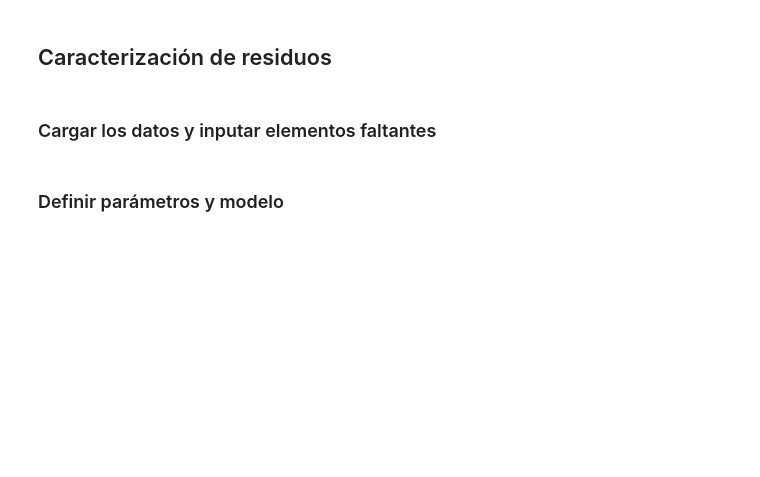
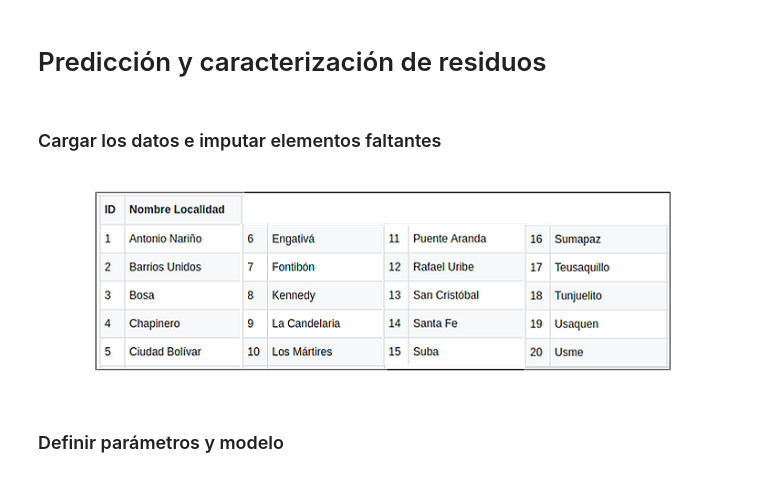
Before and after one commit to JefeLitman/Waste_prediction_in_Bogota, a Jupyter notebook: Notebook 3. Caracterización de residuos.ipynb, the cells around one changed output. Cells and saved outputs as stored; diff of their text form; code cells hidden in the pictures; blank space fills up the shorter version.

```diff
--- a/Notebook 3. Caracterización de residuos.ipynb
+++ b/Notebook 3. Caracterización de residuos.ipynb
@@ -1,5 +1,5 @@
 # %% [markdown]
-## Caracterización de residuos
+# Predicción y caracterización de residuos
 # %%
 from utils import func_tools
 import importlib
@@ -8,7 +8,7 @@ import pandas as pd
 import matplotlib.pyplot as plt
 importlib.reload(func_tools);
 # %% [markdown]
-### Cargar los datos y inputar elementos faltantes
+### Cargar los datos e imputar elementos faltantes
 # %%
 estratificacion = pd.read_csv('estratificacion.csv',delimiter=',', index_col='ID')
 estratificacion = estratificacion.fillna(0)
@@ -17,6 +17,11 @@ caracterizacion = pd.read_csv('caracterizacion.csv', delimiter=',')
 data_csv_localidad = pd.read_csv('residuosrecogidos_localidad.csv', delimiter=',')
 data_csv_zona = func_tools.fillna_col_anterior(data_csv_zona)
 data_csv_localidad = func_tools.fillna_2013(data_csv_localidad, estratificacion, data_csv_zona )
+# %%
+from IPython.display import Image
+Image("ids.png")
+# %% [output]
+[figure, added]
 # %% [markdown]
 ### Definir parámetros y modelo
 # %%
```
Also changed, not shown: parts of 9 cells of this notebook.
